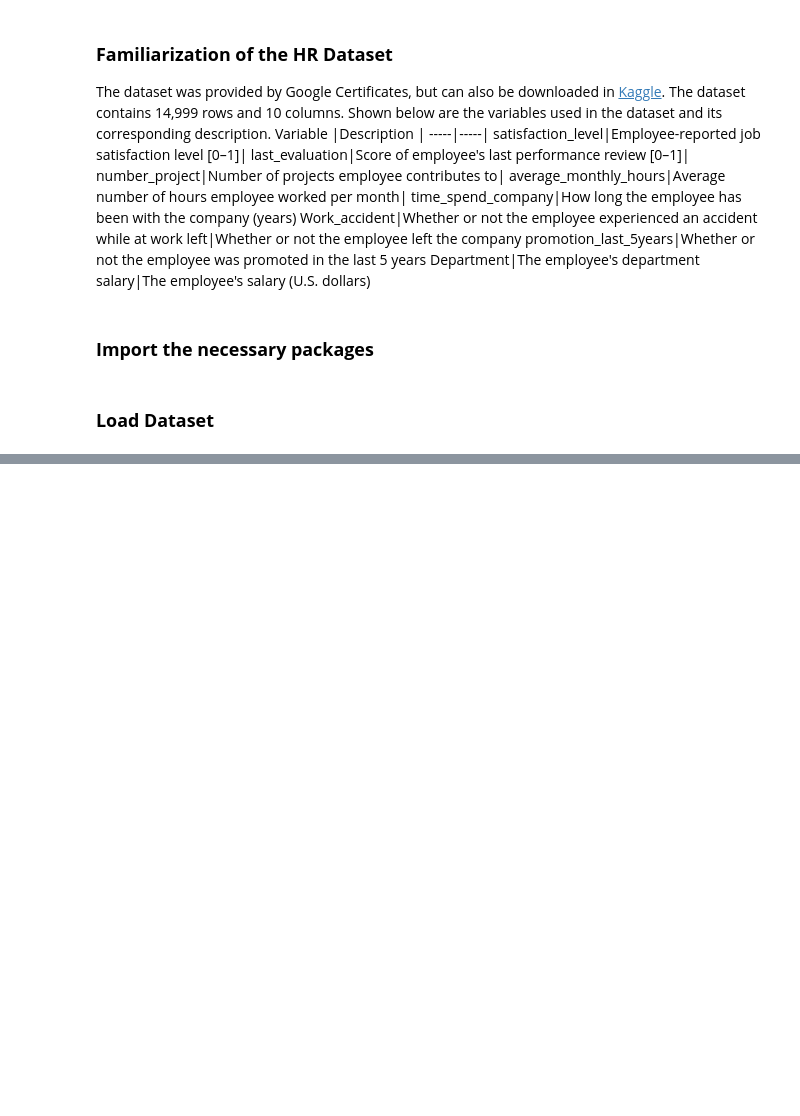
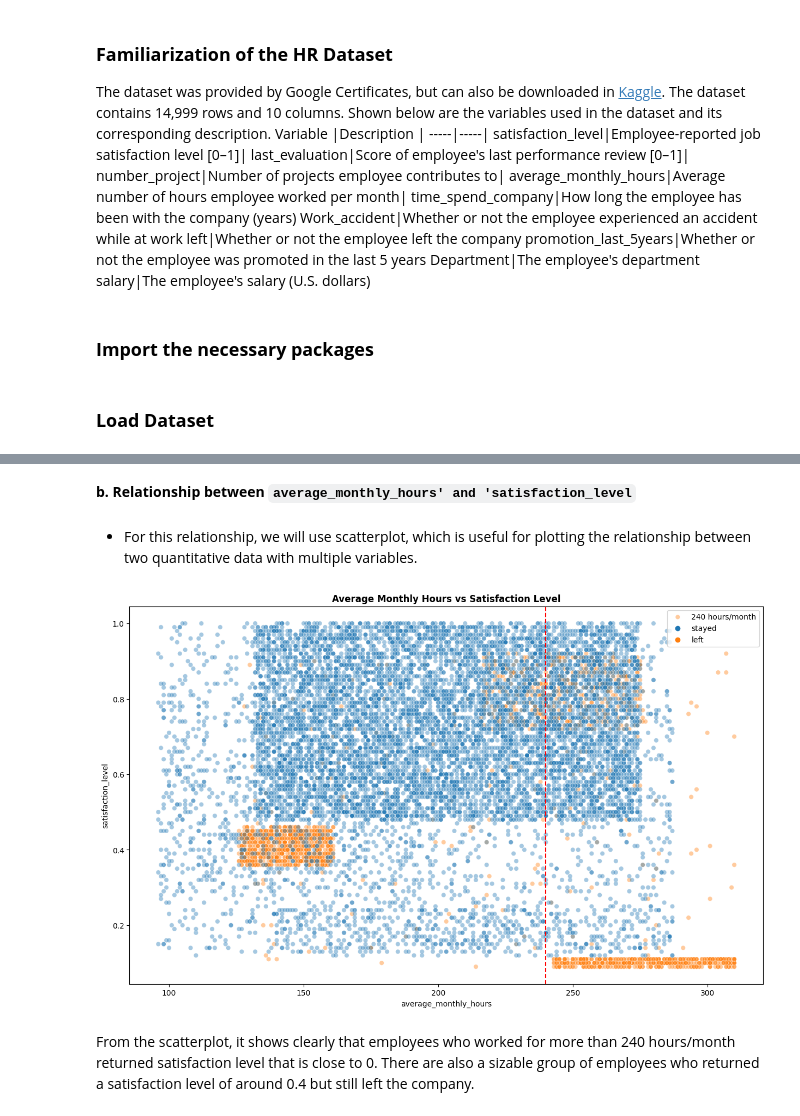
Before and after one commit to ryanlacsamana/Sailfort-Motors-Capstone-Project, a Jupyter notebook: Sailfort-Motors-Capstone.ipynb, the cells around one changed output, grey strips where cells are left out. Cells and saved outputs as stored; diff of their text form; code cells hidden in the pictures; blank space fills up the shorter version.

```diff
--- a/Sailfort-Motors-Capstone.ipynb
+++ b/Sailfort-Motors-Capstone.ipynb
@@ -64,0 +303,16 @@ df0 = pd.read_csv("D:\Documents\Google Advanced Data Analytics Professional Cert
+# %% [markdown]
+**b. Relationship between `average_monthly_hours' and 'satisfaction_level`**
+# %% [markdown]
+- For this relationship, we will use scatterplot, which is useful for plotting the relationship between two quantitative data with multiple variables.
+# %%
+plt.figure(figsize=(15,9))
+sns.scatterplot(data=df1, x='average_monthly_hours', y='satisfaction_level', hue='left', alpha=0.4)
+plt.axvline(x=240, color='red', label='240 hours/month', linestyle='--')
+plt.legend(labels=['240 hours/month','stayed','left'], loc='upper right', markerscale=1)
+plt.title('Average Monthly Hours vs Satisfaction Level', fontweight='bold')
+
+plt.show()
+# %% [output]
+[figure, added]
+# %% [markdown]
+From the scatterplot, it shows clearly that employees who worked for more than 240 hours/month returned satisfaction level that is close to 0. There are also a sizable group of employees who returned a satisfaction level of around 0.4 but still left the company.
```
Also changed, not shown: parts of 33 cells of this notebook.
